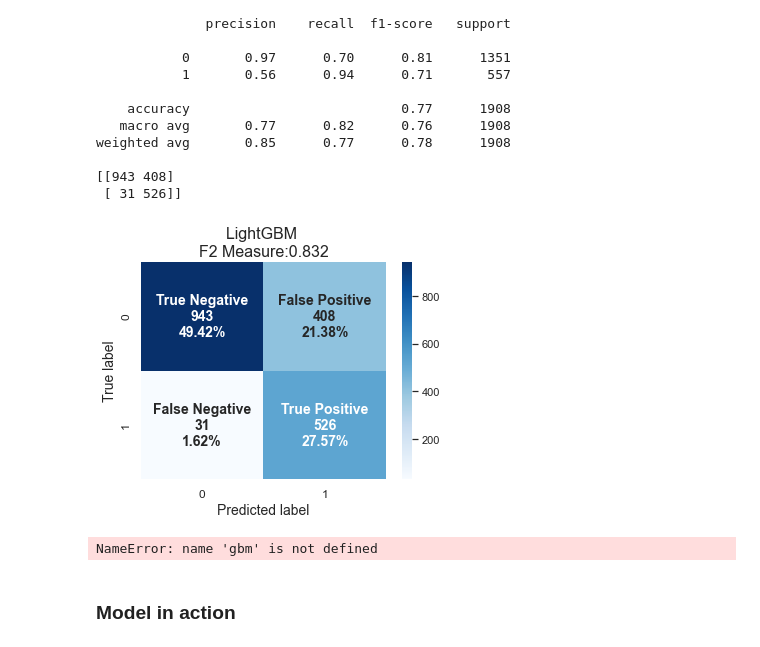
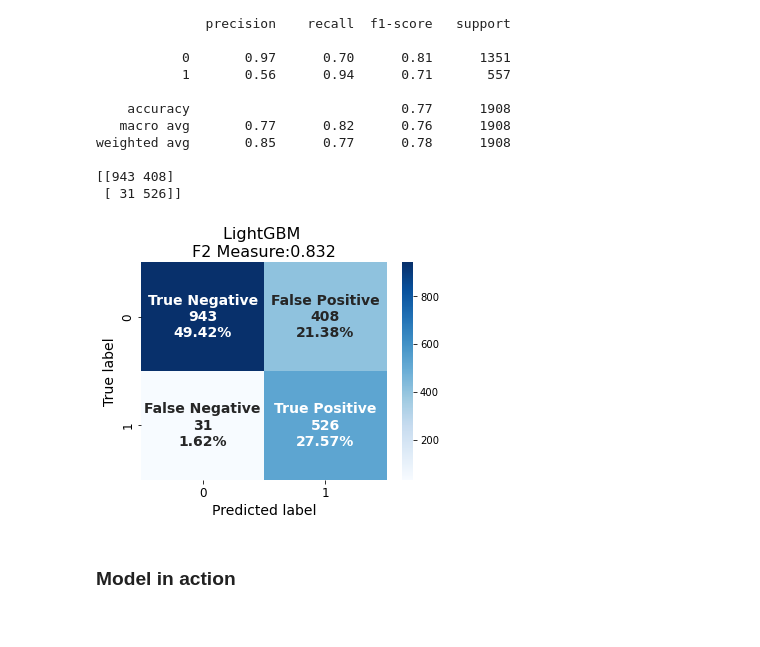
Before and after one commit to ericyaang/employee-attrition, a Jupyter notebook: employe_attrition.ipynb, the cells around one changed output. Saved outputs shown, nothing was run; the diff lists cells and outputs as text; code cells hidden in the pictures.

```diff
--- a/employe_attrition.ipynb
+++ b/employe_attrition.ipynb
@@ -222,7 +223,7 @@ Number of features that meet this threshold criterion: 3
 for f in range(X_selected.shape[1]):
     print("%2d) %-*s %f" % (f + 1, 30,
                             feat_labels[indices[f]],
-                            importances[indices[f]]))
+                            df_importances[indices[f]]))
 # %% [output]
 NameError: name 'indices' is not defined
 # %% [markdown]
@@ -356,30 +358,31 @@ weighted avg       0.85      0.77      0.78      1908
 [[943 408]
  [ 31 526]]
 # %%
+cm = confusion_matrix(y_test, y_test_pred)
 def plot_cm(cf_matrix):
     group_names = ['True Negative','False Positive','False Negative','True Positive']
     group_counts = ["{0:0.0f}".format(value) for value in
                     cf_matrix.flatten()]
     group_percentages = ["{0:.2%}".format(value) for value in
                         cf_matrix.flatten()/np.sum(cf_matrix)]
     labels = [f"{v1}\n{v2}\n{v3}" for v1, v2, v3 in
             zip(group_names,group_counts,group_percentages)]
     labels = np.asarray(labels).reshape(2,2)
     plt.figure(figsize=(5.5,4))
     return labels
 
 labels = plot_cm(cm)
 
 #plt.figure(figsize=(10, 7))
 sns.heatmap(cm, annot=labels, fmt='', cmap='Blues',annot_kws={"size": 14, "weight":"semibold",  "family":'sans-serif'})
 plt.title('LightGBM \nF2 Measure:{0:.3f}'.format(fbeta_score(y_test, y_test_pred, beta=2)), fontsize=16)
 plt.ylabel('True label', fontsize=14)
 plt.yticks(fontsize=12)
 plt.xticks(fontsize=12)
 plt.xlabel('Predicted label', fontsize=14)
 plt.show()
 # %% [output]
-[figure, old version]
+[figure, new version]
 # %%
 importances = gbm.named_steps['m'].feature_importances_
 df_importances = pd.DataFrame(data=importances, index=X_train.columns, columns=["importance"]).reset_index()
@@ -395,9 +398,9 @@ fig.update_layout(title="<b>Most influential factors for attrition with LightGBM
                   barmode='group',
                   titlefont={'size': 18},
                   )
+
+fig.write_image("images/fe_lgbm.png",scale=2)
 fig.show()
-# %% [output]
-NameError: name 'gbm' is not defined
 # %% [markdown]
 ### Model in action
 # %%
```
Also changed, not shown: parts of 3 cells of this notebook, 1 other file.
